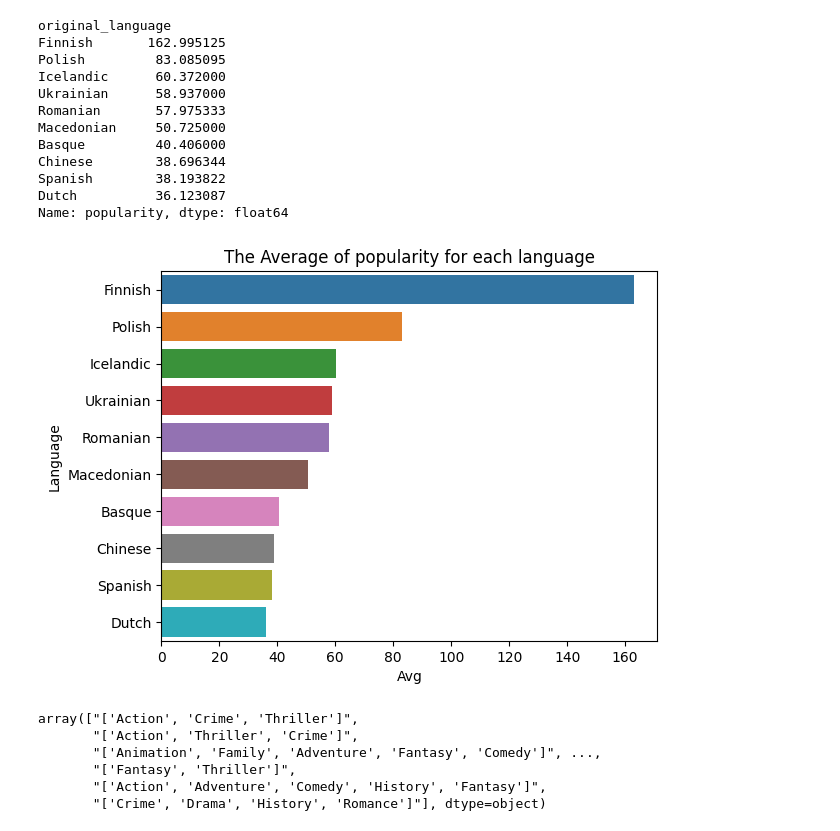
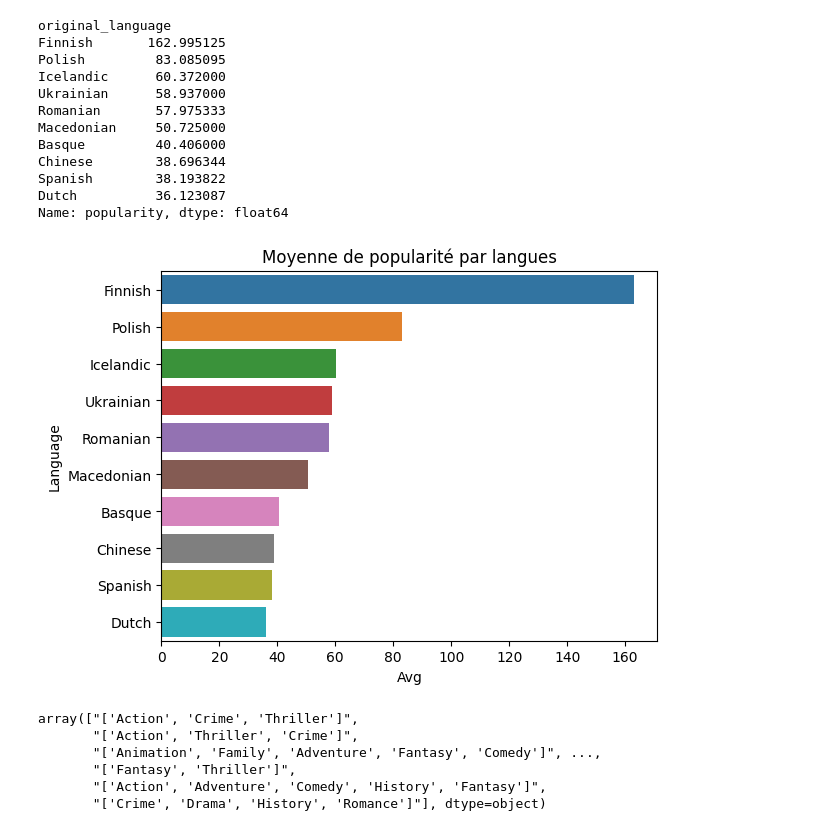
Before and after one commit to SW-Perse/MovieSage, a Jupyter notebook: Final_project_MovieSage_EDA.ipynb, the cells around one changed output. Cells and saved outputs as stored; diff of their text form; code cells hidden in the pictures.

```diff
--- a/Final_project_MovieSage_EDA.ipynb
+++ b/Final_project_MovieSage_EDA.ipynb
@@ -210,12 +210,12 @@ Name: popularity, dtype: float64
 # %%
 plt.figure#(figsize=(40, 40))
 sns.barplot(x=most_popularity_lng.values, y=most_popularity_lng.index, data=df)
-plt.title('The Average of popularity for each language')
+plt.title('Moyenne de popularité par langues')
 plt.xlabel('Avg')
 plt.ylabel('Language')
 plt.show()
 # %% [output]
-[figure, old version]
+[figure, new version]
 # %%
 #Analyse selon les genres
 df['genres'].unique()
```
Also changed, not shown: parts of 6 cells of this notebook.
